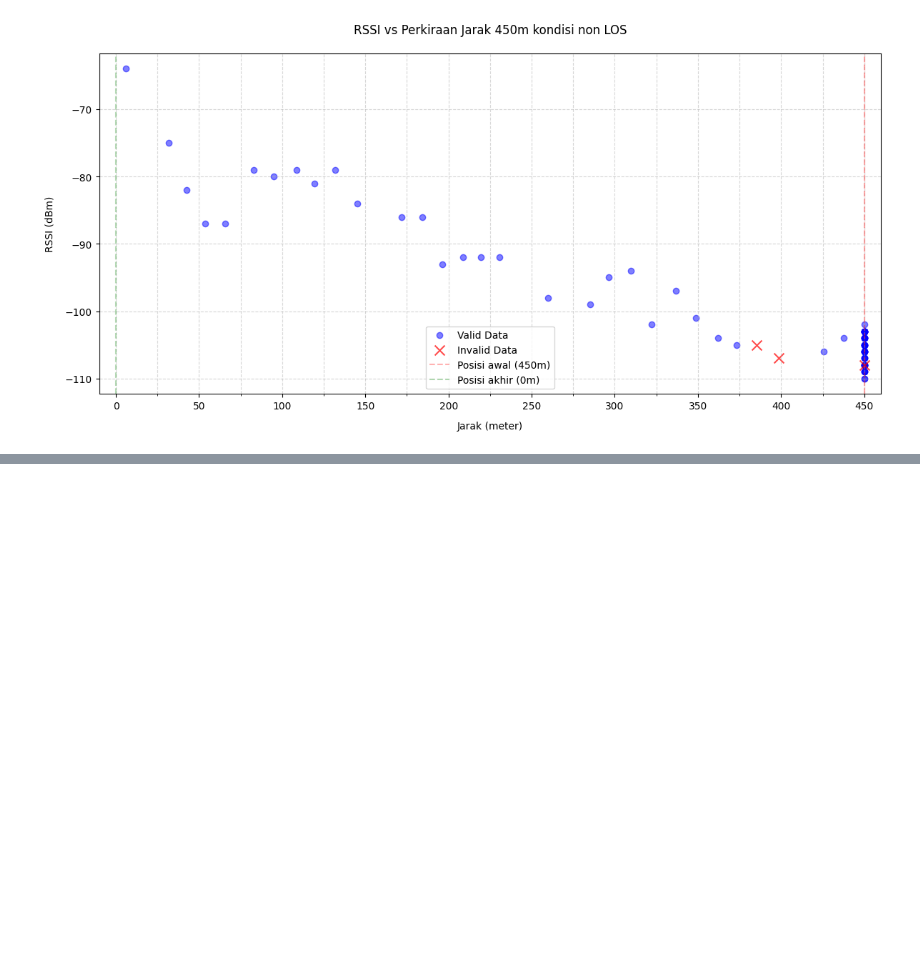
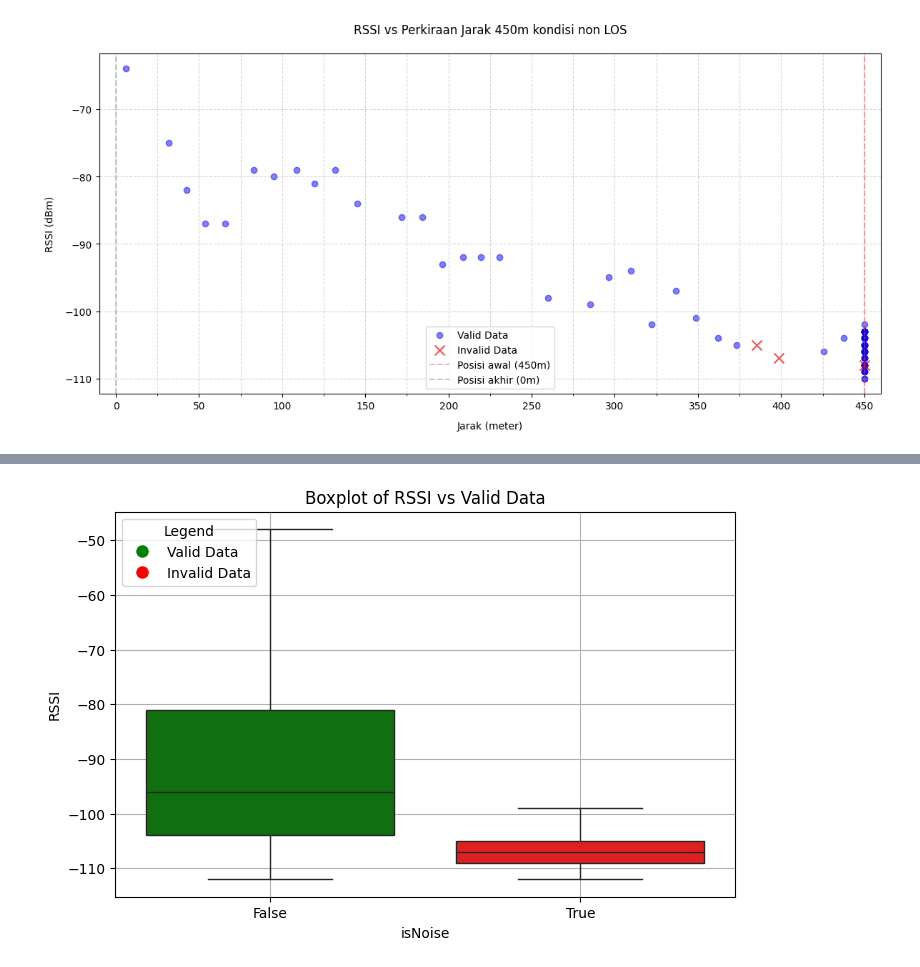
Before and after one commit to IAmNewbe/AMI_analysis, a Jupyter notebook: program.ipynb, the cells around one changed output, grey strips where cells are left out. Saved outputs shown, nothing was run; the diff lists cells and outputs as text; code cells hidden in the pictures; blank space fills up the shorter version.

```diff
--- a/program.ipynb
+++ b/program.ipynb
@@ -563,0 +642,7 @@ plt.show()
+# %%
+df_11['isNoise'] = ~(
+    (df_11['devUI'] == "08:D1:F9:35:B5:48") &
+    (df_11['time_at_device'].notna()) &
+    (df_11['time_at_device'].str.strip() != '') &
+    (df_11['frequency'].notna())
+)
@@ -563,0 +722,26 @@ plt.show()
+# %%
+import seaborn as sns
+import matplotlib.pyplot as plt
+from matplotlib.lines import Line2D
+
+# Plot boxplot dengan hue untuk menentukan warna berdasarkan isNoise
+plt.figure(figsize=(8, 5))
+sns.boxplot(x='isNoise', y='RSSI', data=df_combined, hue='isNoise', palette={True: 'red', False: 'green'}, showfliers=False)
+
+# Menambahkan label dan judul
+plt.xlabel('isNoise')
+plt.ylabel('RSSI')
+plt.title('Boxplot of RSSI vs Valid Data')
+
+# Menambahkan legenda manual
+handles = [Line2D([0], [0], marker='o', color='w', markerfacecolor='green', markersize=10, label='Valid Data'),
+           Line2D([0], [0], marker='o', color='w', markerfacecolor='red', markersize=10, label='Invalid Data')]
+
+# Menampilkan legenda di pojok kiri atas
+plt.legend(handles=handles, title='Legend', loc='upper left')
+
+# Menambahkan grid dan menampilkan plot
+plt.grid(True)
+plt.show()
+# %% [output]
+[figure, added]
```
Also changed, not shown: parts of 10 cells of this notebook.
